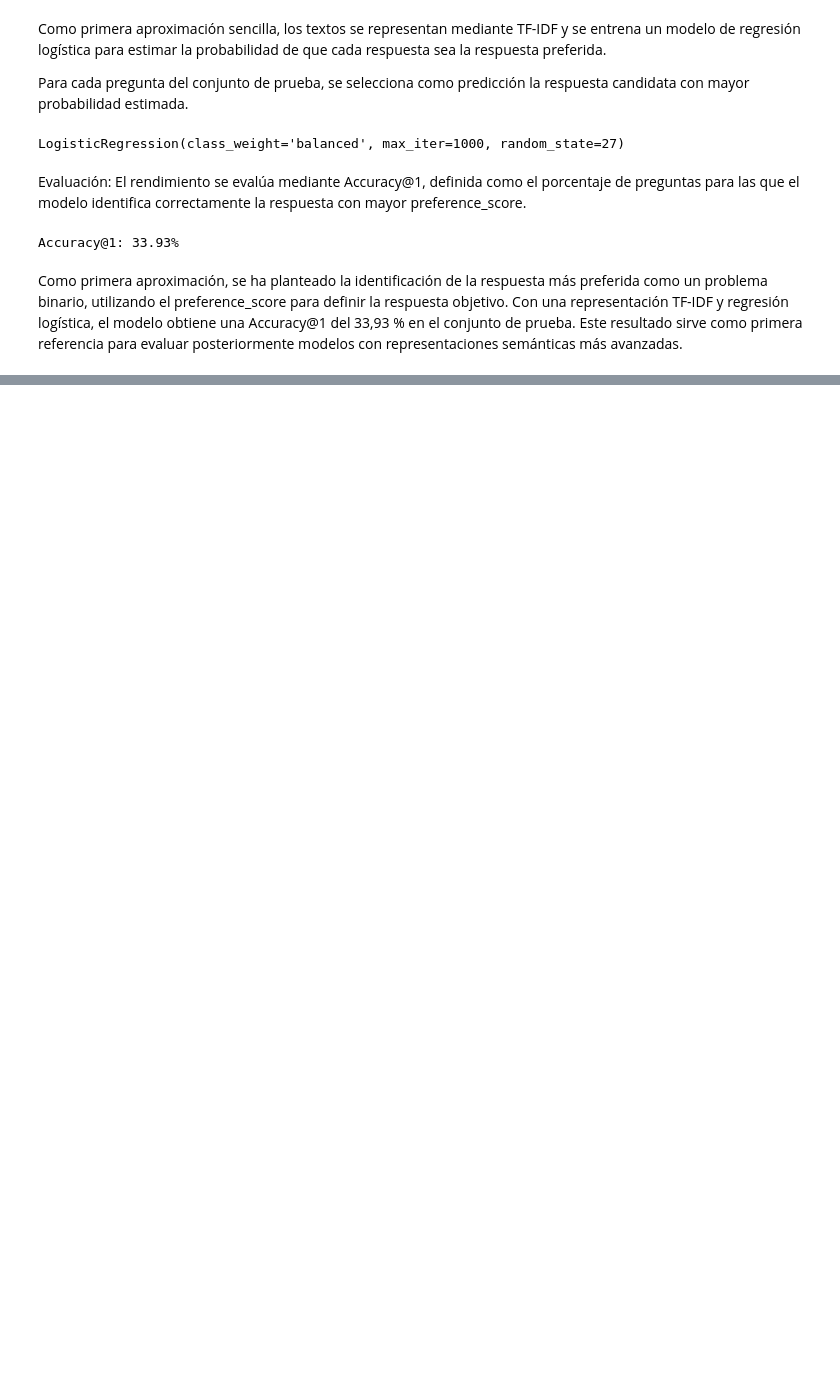
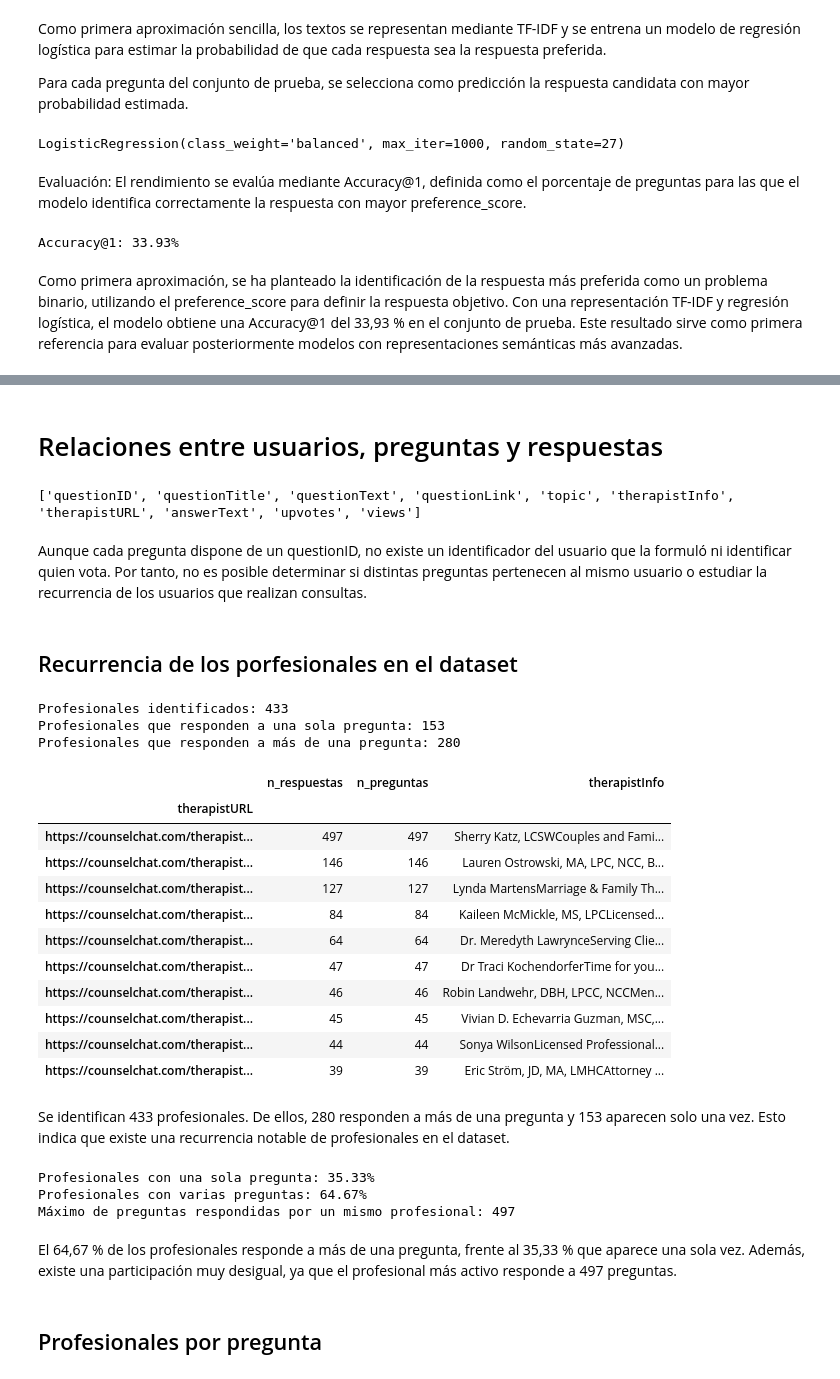
Before and after one commit to julia-acurio/TFG, a Jupyter notebook: notebooks/02_Preference_Analysis_and_Top1_Baselines.ipynb, the cells around one changed output, grey strips where cells are left out. Cells and saved outputs as stored; diff of their text form; code cells hidden in the pictures; blank space fills up the shorter version.

Commit message:
Update preference analysis with simple baselines and therapist recurrence

```diff
--- a/notebooks/02_Preference_Analysis_and_Top1_Baselines.ipynb
+++ b/notebooks/02_Preference_Analysis_and_Top1_Baselines.ipynb
@@ -598,0 +776,77 @@ Como primera aproximación, se ha planteado la identificación de la respuesta m
+# %% [markdown]
+# Relaciones entre usuarios, preguntas y respuestas
+# %%
+print(df.columns.tolist())
+# %% [output]
+['questionID', 'questionTitle', 'questionText', 'questionLink', 'topic', 'therapistInfo', 'therapistURL', 'answerText', 'upvotes', 'views']
+# %% [markdown]
+Aunque cada pregunta dispone de un questionID, no existe un identificador del usuario que la formuló ni identificar quien vota. Por tanto, no es posible determinar si distintas preguntas pertenecen al mismo usuario o estudiar la recurrencia de los usuarios que realizan consultas.
+# %% [markdown]
+## Recurrencia de los porfesionales en el dataset
+# %%
+df_prof = df.dropna(subset=["therapistURL"]).copy()
+
+profesionales = (
+    df_prof.groupby("therapistURL")
+    .agg(
+        n_respuestas=("answerText", "size"),
+        n_preguntas=("questionID", "nunique"),
+        therapistInfo=("therapistInfo", "first")
+    )
+    .sort_values("n_respuestas", ascending=False)
+)
+
+print("Profesionales identificados:", len(profesionales))
+print(
+    "Profesionales que responden a una sola pregunta:",
+    (profesionales["n_preguntas"] == 1).sum()
+)
+print(
+    "Profesionales que responden a más de una pregunta:",
+    (profesionales["n_preguntas"] > 1).sum()
+)
+
+display(profesionales.head(10))
+# %% [output]
+Profesionales identificados: 433
+Profesionales que responden a una sola pregunta: 153
+Profesionales que responden a más de una pregunta: 280
+|  | n_respuestas | n_preguntas | therapistInfo |
+| therapistURL |  |  |  |
+| https://counselchat.com/therapist... | 497 | 497 | Sherry Katz, LCSWCouples and Fami... |
+| https://counselchat.com/therapist... | 146 | 146 | Lauren Ostrowski, MA, LPC, NCC, B... |
+| https://counselchat.com/therapist... | 127 | 127 | Lynda MartensMarriage & Family Th... |
+| https://counselchat.com/therapist... | 84 | 84 | Kaileen McMickle, MS, LPCLicensed... |
+| https://counselchat.com/therapist... | 64 | 64 | Dr. Meredyth LawrynceServing Clie... |
+| https://counselchat.com/therapist... | 47 | 47 | Dr Traci KochendorferTime for you... |
+| https://counselchat.com/therapist... | 46 | 46 | Robin Landwehr, DBH, LPCC, NCCMen... |
+| https://counselchat.com/therapist... | 45 | 45 | Vivian D. Echevarria Guzman, MSC,... |
+| https://counselchat.com/therapist... | 44 | 44 | Sonya WilsonLicensed Professional... |
+| https://counselchat.com/therapist... | 39 | 39 | Eric Ström, JD, MA, LMHCAttorney ... |
+# %% [markdown]
+Se identifican 433 profesionales. De ellos, 280 responden a más de una pregunta y 153 aparecen solo una vez. Esto indica que existe una recurrencia notable de profesionales en el dataset.
+# %%
+n_profesionales = len(profesionales)
+
+pct_una = (
+    (profesionales["n_preguntas"] == 1).mean() * 100
+)
+
+pct_varias = (
+    (profesionales["n_preguntas"] > 1).mean() * 100
+)
+
+print(f"Profesionales con una sola pregunta: {pct_una:.2f}%")
+print(f"Profesionales con varias preguntas: {pct_varias:.2f}%")
+print(
+    "Máximo de preguntas respondidas por un mismo profesional:",
+    profesionales["n_preguntas"].max()
+)
+# %% [output]
+Profesionales con una sola pregunta: 35.33%
+Profesionales con varias preguntas: 64.67%
+Máximo de preguntas respondidas por un mismo profesional: 497
+# %% [markdown]
+El 64,67 % de los profesionales responde a más de una pregunta, frente al 35,33 % que aparece una sola vez. Además, existe una participación muy desigual, ya que el profesional más activo responde a 497 preguntas.
+# %% [markdown]
+## Profesionales por pregunta
```
Also changed, not shown: parts of 29 cells of this notebook.
